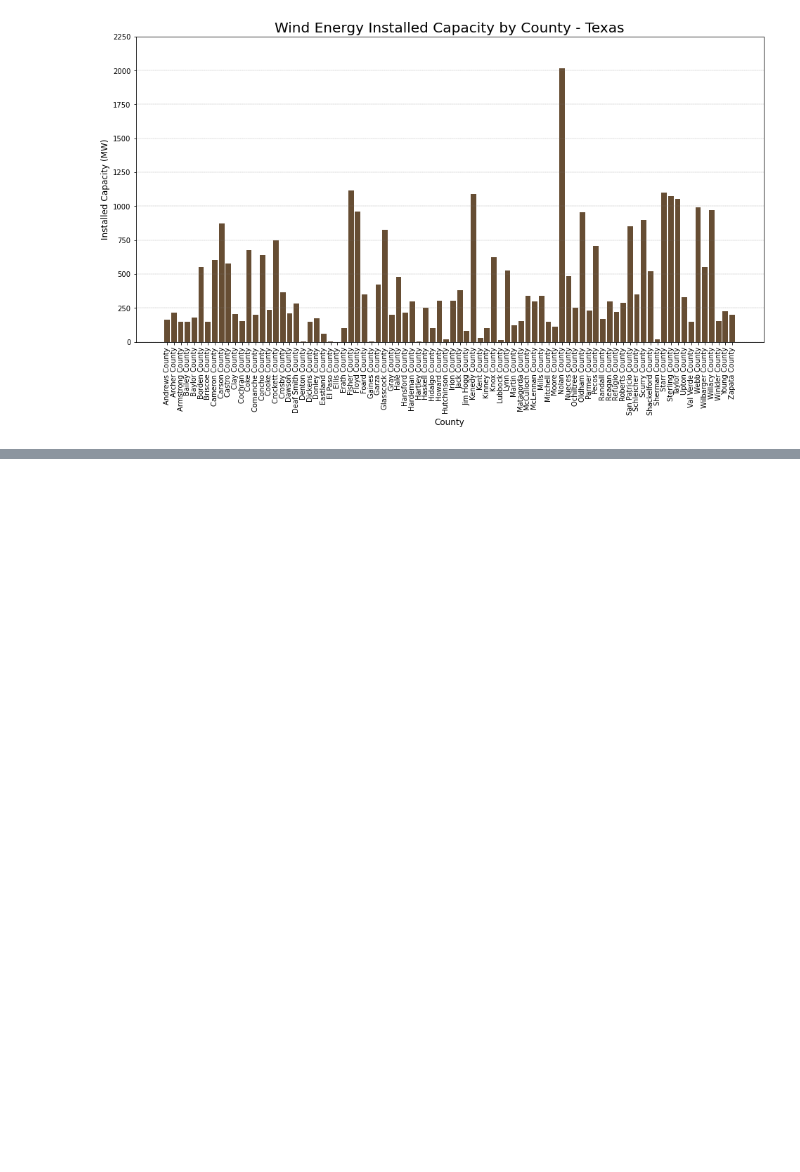
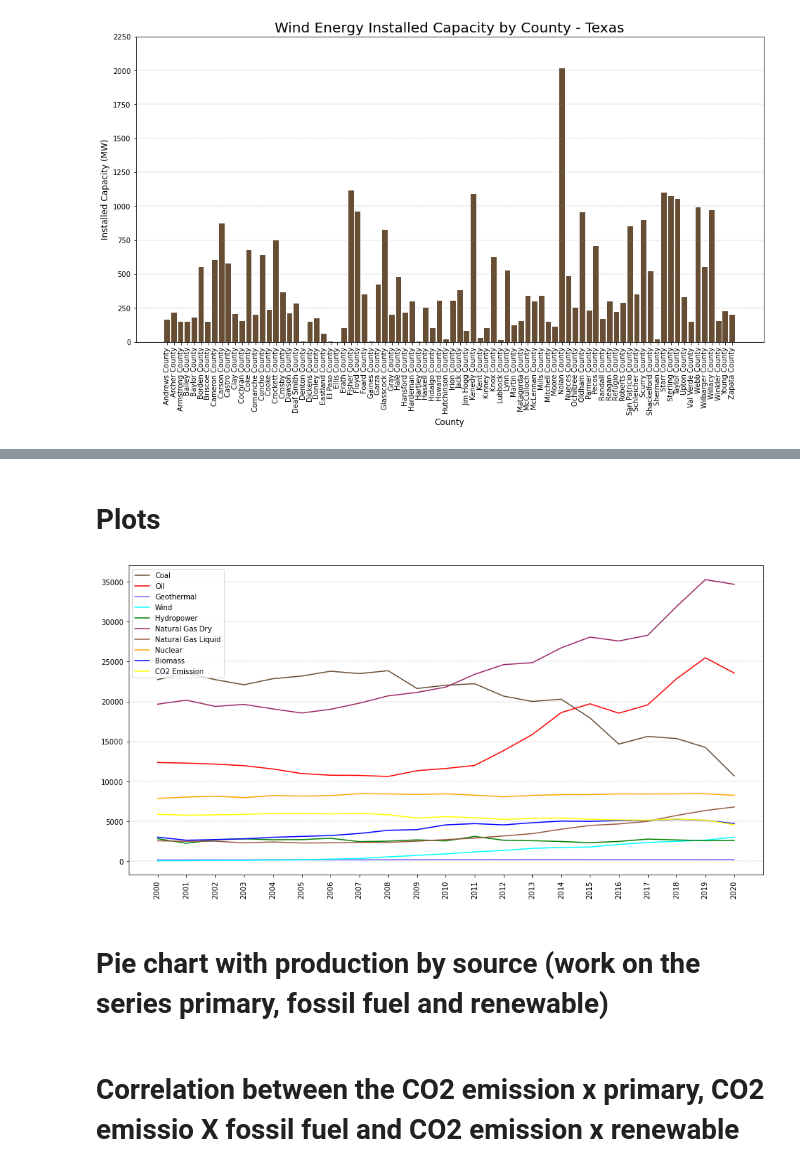
Before and after one commit to cjengleson/Project-1-Repo, a Jupyter notebook: WindFarms.ipynb, the cells around one changed output, grey strips where cells are left out. Cells and saved outputs as stored; diff of their text form; code cells hidden in the pictures; blank space fills up the shorter version.

Commit message:
plots from eia

```diff
--- a/WindFarms.ipynb
+++ b/WindFarms.ipynb
@@ -542,0 +615,30 @@ NameError: name 'coal_response' is not defined
+# %% [markdown]
+# Plots
+# %%
+# coal
+
+year = source['Year']
+plt.subplots(figsize=(16, 8))
+coal_handle, = plt.plot(year, source['Coal'], color=(0.4, 0.3, 0.2), label="Coal")
+oil_handle, = plt.plot(year, source['Oil'], color='red', label="Oil")
+geothermal_handle, = plt.plot(year, source['Geothermal'], color=(0.5, 0.4, 1.0), label="Geothermal")
+wind_handle, = plt.plot(year, source['Wind'], color='cyan', label="Wind")
+hydropower_handle, = plt.plot(year, source['Hydropower'], color='green', label="Hydropower")
+naturalgasdry_handle, = plt.plot(year, source['Natural Gas Dry'], color=(0.6, 0.15, 0.4), label="Natural Gas Dry")
+naturalgasliquid_handle, = plt.plot(year, source['Natural Gas Liquid'], color=(0.6, 0.35, 0.25), label="Natural Gas Liquid")
+nuclear_handle, = plt.plot(year, source['Nuclear'], color='orange', label="Nuclear")
+biomass_handle, = plt.plot(year, source['Biomass'], color='blue', label="Biomass")
+CO2emission_handle, = plt.plot(year, source['CO2 Emission'], color='yellow', label="CO2 Emission")
+plt.xticks(range(2000,2021))
+plt.grid(axis='y',color='grey', linestyle='--', linewidth=0.3)
+
+plt.legend(loc="best")
+
+plt.xticks(rotation = 90)
+plt.show()
+# %% [output]
+[figure, added]
+# %% [markdown]
+# Pie chart with production by source (work on the series primary, fossil fuel and renewable)
+# %% [markdown]
+# Correlation between the CO2 emission x primary, CO2 emissio X fossil fuel and CO2 emission x renewable
```
Also changed, not shown: parts of 11 cells of this notebook, 1 other file.
